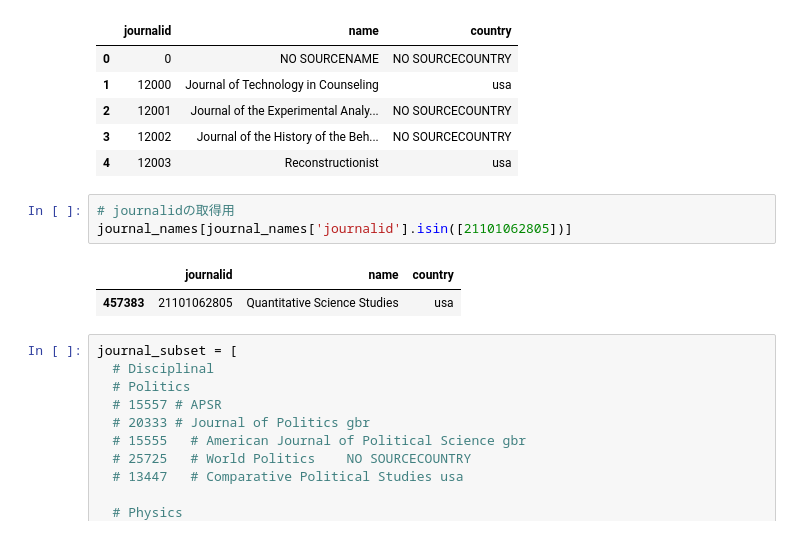
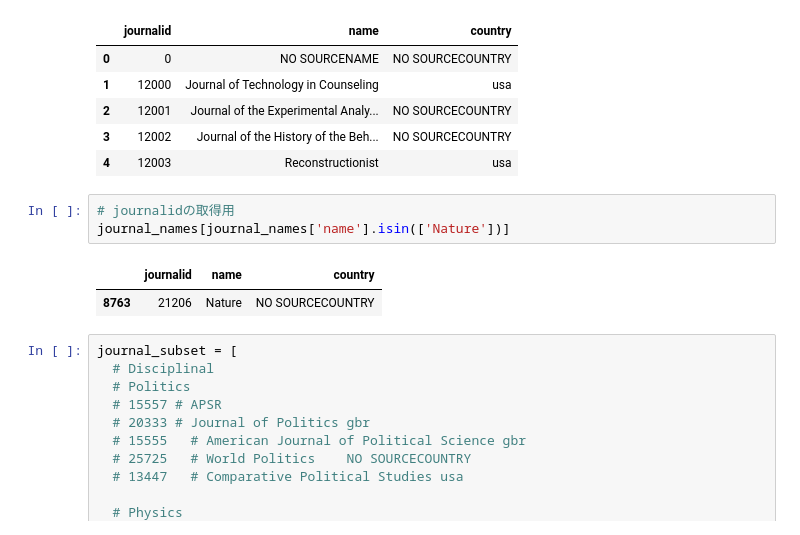
Before and after one commit to team-sakata/journal-recommendation, a Jupyter notebook: tomokiyo-test-sc24.ipynb, the cells around one changed output. Drawn from its saved outputs; the diff is of its cells as text.

```diff
--- a/tomokiyo-test-sc24.ipynb
+++ b/tomokiyo-test-sc24.ipynb
@@ -45,10 +45,10 @@ journal_names.head()
 | 4 | 12003 | Reconstructionist | usa |
 # %%
 # journalidの取得用
-journal_names[journal_names['journalid'].isin([21101062805])]
+journal_names[journal_names['name'].isin(['Nature'])]
 # %% [output]
 |  | journalid | name | country |
-| 457383 | 21101062805 | Quantitative Science Studies | usa |
+| 8763 | 21206 | Nature | NO SOURCECOUNTRY |
 # %%
 journal_subset = [
   # Disciplinal
```
Also changed, not shown: 3 other files.
